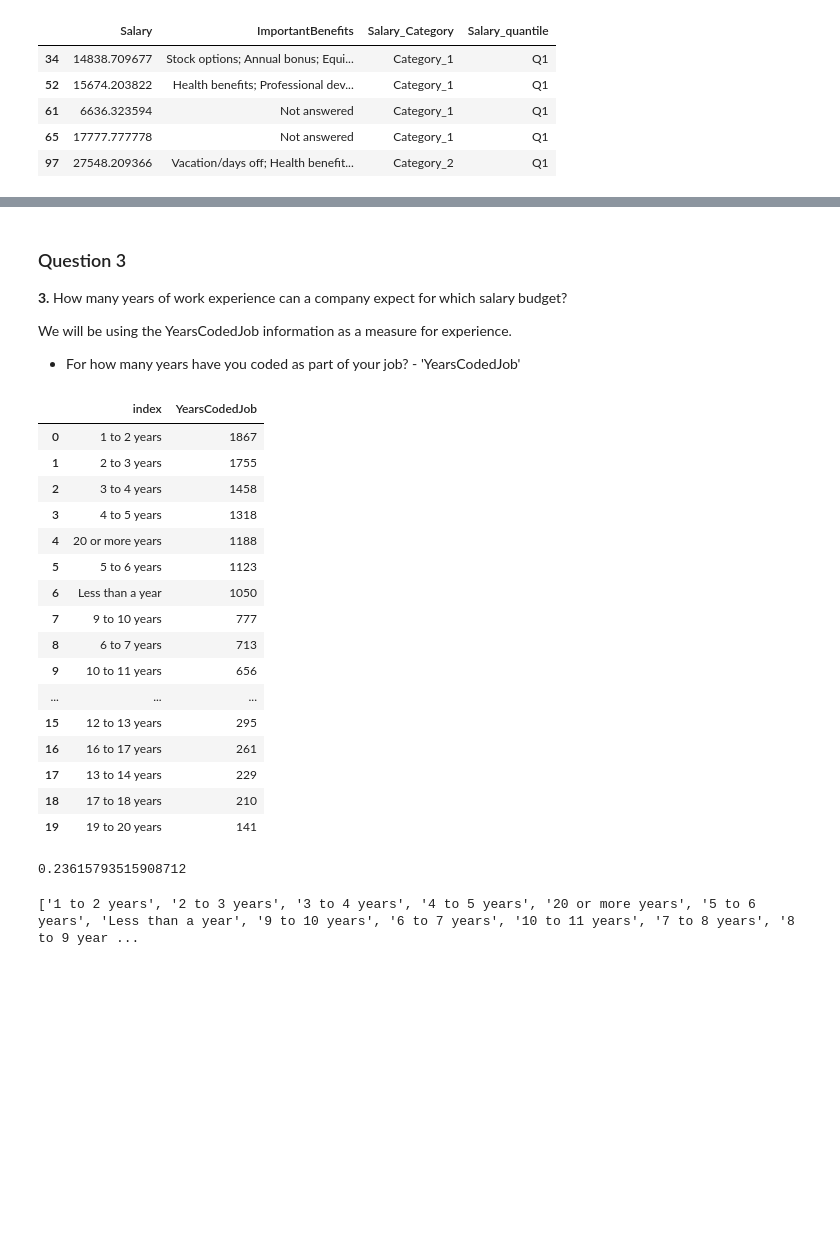
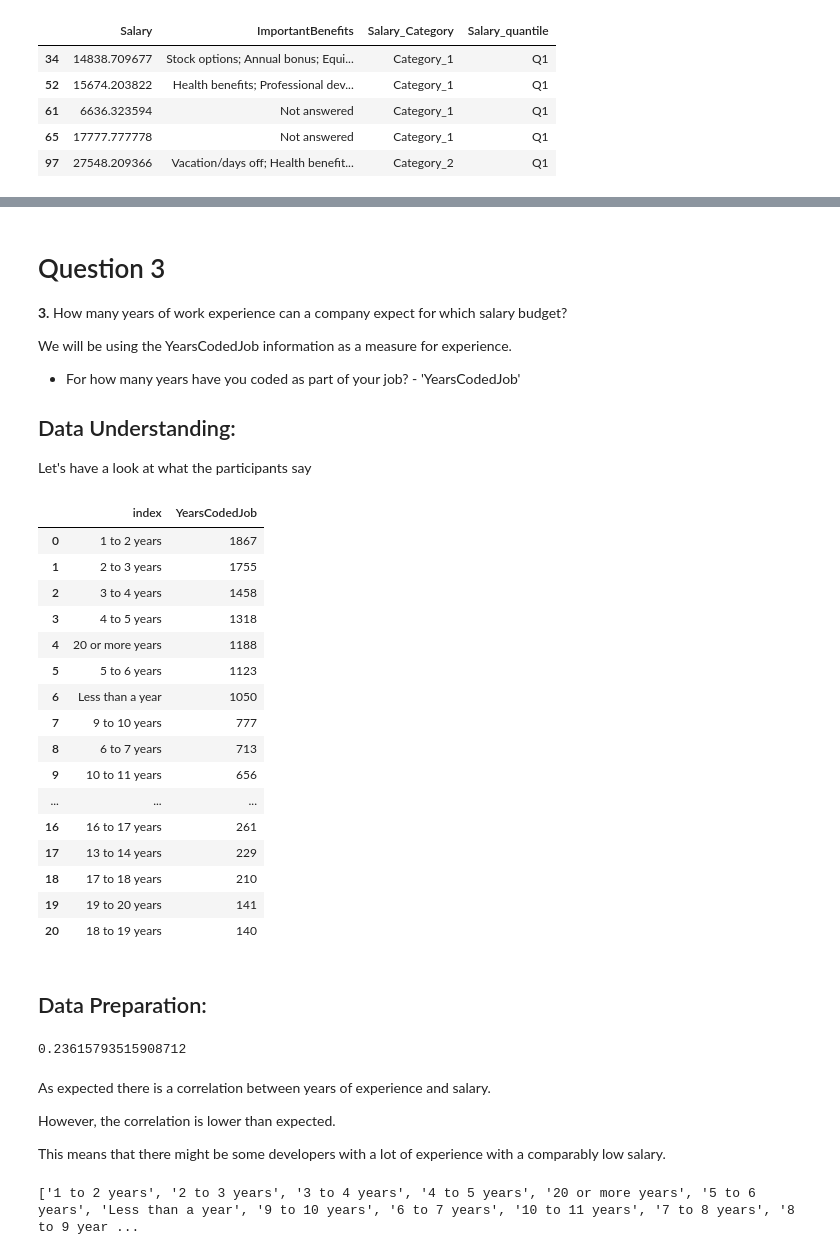
Before and after one commit to nanodegree76/Project-1, a Jupyter notebook: Project 1 - Blog Post.ipynb, the cells around one changed output, grey strips where cells are left out. Drawn from its saved outputs; the diff is of its cells as text; code cells hidden in the pictures; blank space fills up the shorter version.

```diff
--- a/Project 1 - Blog Post.ipynb
+++ b/Project 1 - Blog Post.ipynb
@@ -488,34 +628,37 @@ q4_count
 # %% [markdown]
-### Question 3
+# Question 3
 
 **3.** How many years of work experience can a company expect for which salary budget?
 
 We will be using the YearsCodedJob information as a measure for experience.
 
 - For how many years have you coded as part of your job? - 'YearsCodedJob'
+
+## Data Understanding:
+Let's have a look at what the participants say
-# %%
-# Let's have a look at what the participants say
-
-YearsCodedJob_Count = df['YearsCodedJob'].value_counts().reset_index()
-YearsCodedJob_Count.head(20)
-# %% [output]
-|  | index | YearsCodedJob |
-| 0 | 1 to 2 years | 1867 |
-| 1 | 2 to 3 years | 1755 |
-| 2 | 3 to 4 years | 1458 |
-| 3 | 4 to 5 years | 1318 |
-| 4 | 20 or more years | 1188 |
-| 5 | 5 to 6 years | 1123 |
-| 6 | Less than a year | 1050 |
-| 7 | 9 to 10 years | 777 |
-| 8 | 6 to 7 years | 713 |
-| 9 | 10 to 11 years | 656 |
-| ... | ... | ... |
-| 15 | 12 to 13 years | 295 |
-| 16 | 16 to 17 years | 261 |
-| 17 | 13 to 14 years | 229 |
-| 18 | 17 to 18 years | 210 |
-| 19 | 19 to 20 years | 141 |
+# %%
+YearsCodedJob_Count = df['YearsCodedJob'].value_counts().reset_index()
+YearsCodedJob_Count
+# %% [output]
+|  | index | YearsCodedJob |
+| 0 | 1 to 2 years | 1867 |
+| 1 | 2 to 3 years | 1755 |
+| 2 | 3 to 4 years | 1458 |
+| 3 | 4 to 5 years | 1318 |
+| 4 | 20 or more years | 1188 |
+| 5 | 5 to 6 years | 1123 |
+| 6 | Less than a year | 1050 |
+| 7 | 9 to 10 years | 777 |
+| 8 | 6 to 7 years | 713 |
+| 9 | 10 to 11 years | 656 |
+| ... | ... | ... |
+| 16 | 16 to 17 years | 261 |
+| 17 | 13 to 14 years | 229 |
+| 18 | 17 to 18 years | 210 |
+| 19 | 19 to 20 years | 141 |
+| 20 | 18 to 19 years | 140 |
+# %% [markdown]
+## Data Preparation:
 # %%
 # Calculate correlation between years of coding experience and salary
 
@@ -527,5 +666,11 @@ YearsCodedJob_Count['YearsCodedJob'].corr(df['Salary'], method='pearson')
 # %% [output]
 0.23615793515908712
+# %% [markdown]
+As expected there is a correlation between years of experience and salary.
+
+However, the correlation is lower than expected.
+
+This means that there might be some developers with a lot of experience with a comparably low salary.
 # %%
 # Let's see which answering options there were for this question
 
```
Also changed, not shown: parts of 88 cells of this notebook.
